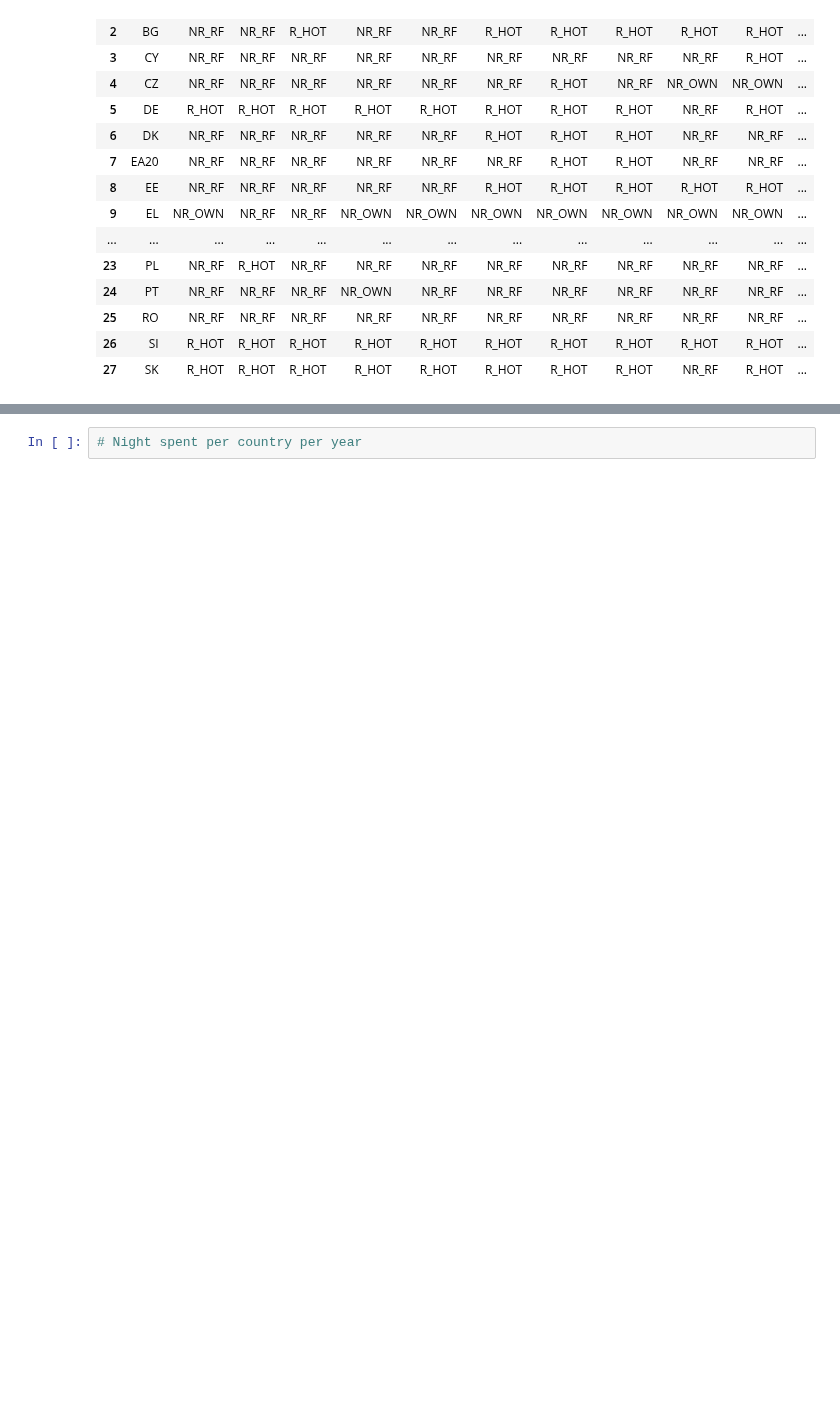
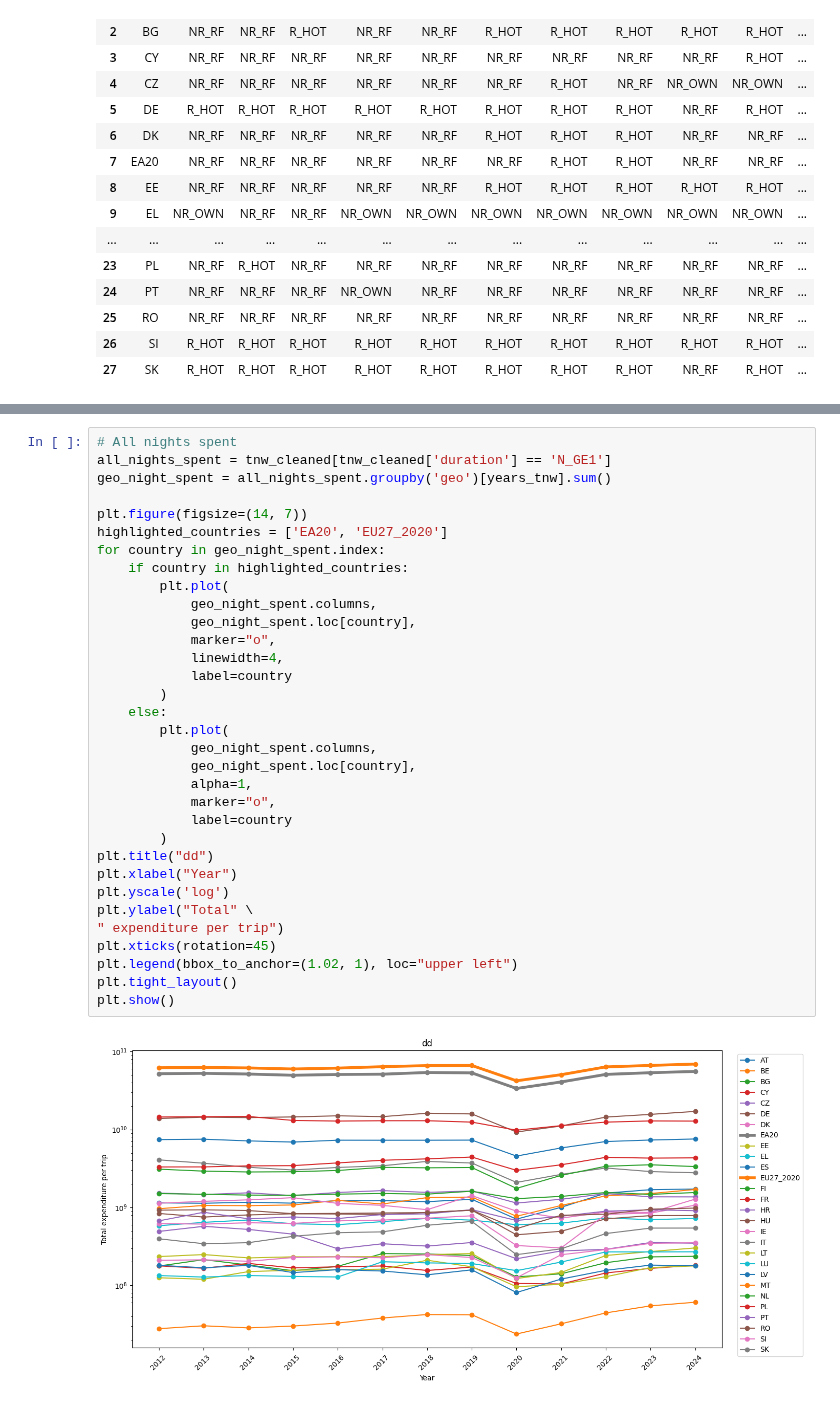
Before and after one commit to 0x4rt3m1s/EUFLOW, a Jupyter notebook: analysis.ipynb, the cells around one changed output, grey strips where cells are left out. Saved outputs shown, nothing was run; the diff lists cells and outputs as text; blank space fills up the shorter version.

Commit message:
non_clean

```diff
--- a/analysis.ipynb
+++ b/analysis.ipynb
@@ -374,2 +443,35 @@ id_max_accomod
 # %%
-# Night spent per country per year
+# All nights spent
+all_nights_spent = tnw_cleaned[tnw_cleaned['duration'] == 'N_GE1']
+geo_night_spent = all_nights_spent.groupby('geo')[years_tnw].sum()
+
+plt.figure(figsize=(14, 7))
+highlighted_countries = ['EA20', 'EU27_2020']
+for country in geo_night_spent.index:
+    if country in highlighted_countries:
+        plt.plot(
+            geo_night_spent.columns,
+            geo_night_spent.loc[country],
+            marker="o",
+            linewidth=4,
+            label=country
+        )
+    else:
+        plt.plot(
+            geo_night_spent.columns,
+            geo_night_spent.loc[country],
+            alpha=1,
+            marker="o",
+            label=country
+        )
+plt.title("dd")
+plt.xlabel("Year")
+plt.yscale('log')
+plt.ylabel("Total" \
+" expenditure per trip")
+plt.xticks(rotation=45)
+plt.legend(bbox_to_anchor=(1.02, 1), loc="upper left")
+plt.tight_layout()
+plt.show()
+# %% [output]
+[figure, added]
```
Also changed, not shown: parts of 16 cells of this notebook, 1 other file.
